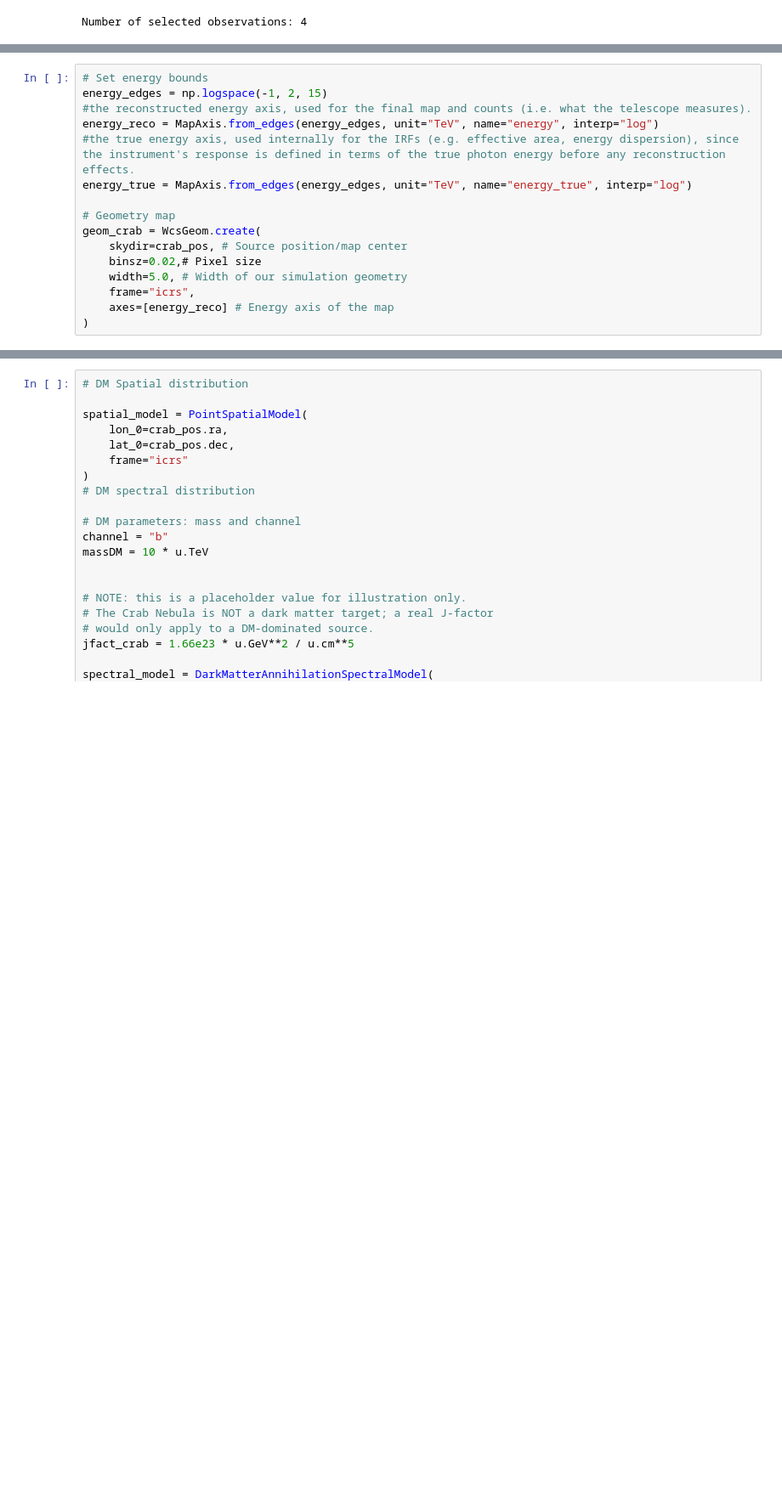
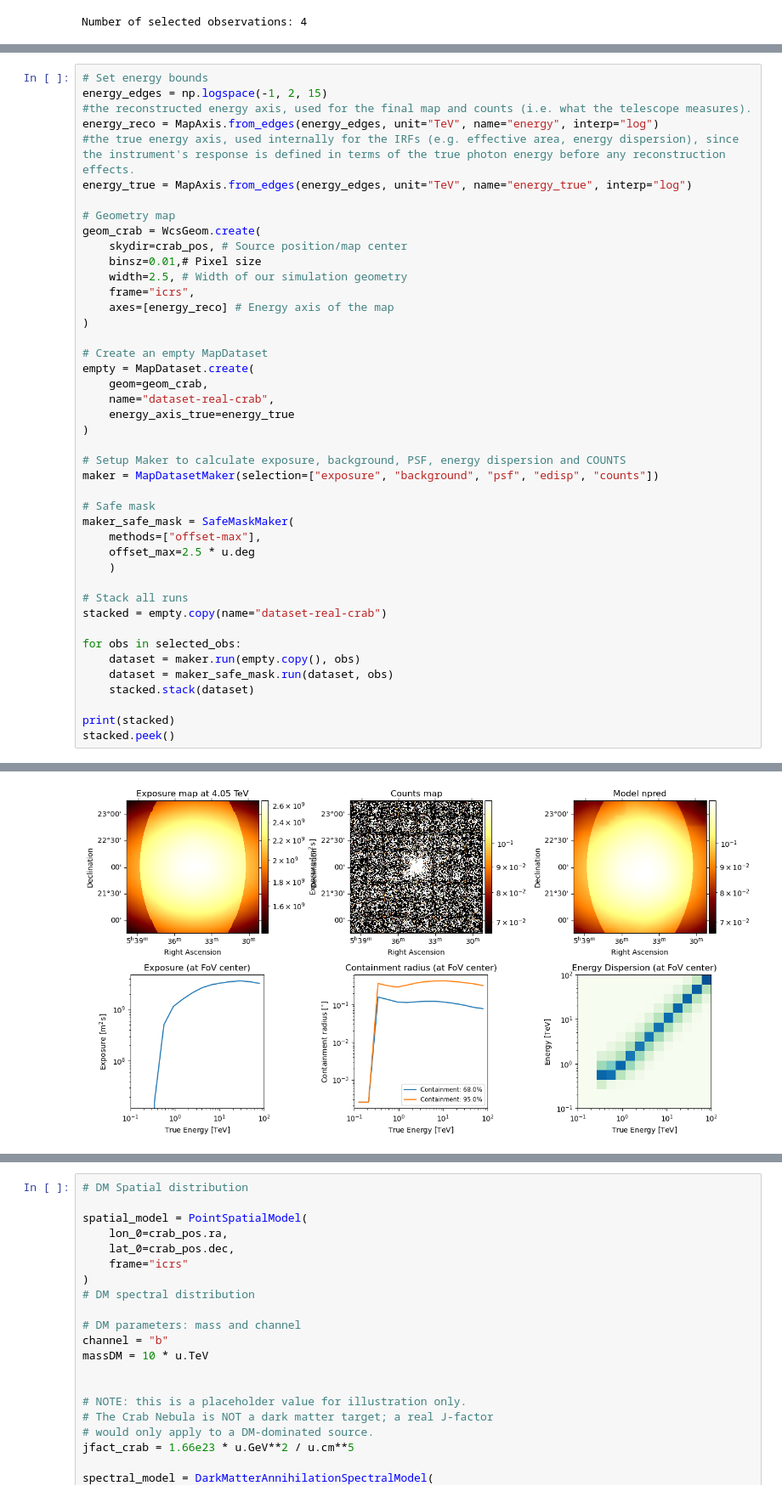
Before and after one commit to alexcervino/Dark-Matter-Tutorials-Gammapy, a Jupyter notebook: tutorial_observation_simulation.ipynb, the cells around one changed output, grey strips where cells are left out. Shown at 85% size. Drawn from its saved outputs; the diff is of its cells as text; blank space fills up the shorter version.

```diff
--- a/tutorial_observation_simulation.ipynb
+++ b/tutorial_observation_simulation.ipynb
@@ -457,8 +569,36 @@ energy_true = MapAxis.from_edges(energy_edges, unit="TeV", name="energy_true", i
 # Geometry map
 geom_crab = WcsGeom.create(
     skydir=crab_pos, # Source position/map center
-    binsz=0.02,# Pixel size
-    width=5.0, # Width of our simulation geometry
+    binsz=0.01,# Pixel size
+    width=2.5, # Width of our simulation geometry
     frame="icrs",
     axes=[energy_reco] # Energy axis of the map
 )
+
+# Create an empty MapDataset
+empty = MapDataset.create(
+    geom=geom_crab,
+    name="dataset-real-crab",
+    energy_axis_true=energy_true
+)
+
+# Setup Maker to calculate exposure, background, PSF, energy dispersion and COUNTS
+maker = MapDatasetMaker(selection=["exposure", "background", "psf", "edisp", "counts"])
+
+# Safe mask
+maker_safe_mask = SafeMaskMaker(
+    methods=["offset-max"],
+    offset_max=2.5 * u.deg
+    )
+
+# Stack all runs
+stacked = empty.copy(name="dataset-real-crab")
+
+for obs in selected_obs:
+    dataset = maker.run(empty.copy(), obs)
+    dataset = maker_safe_mask.run(dataset, obs)
+    stacked.stack(dataset)
+
+print(stacked)
+stacked.peek()
+# %% [output]
@@ -464,0 +622 @@ geom_crab = WcsGeom.create(
+[figure, added]
```
Also changed, not shown: parts of 29 cells of this notebook.
